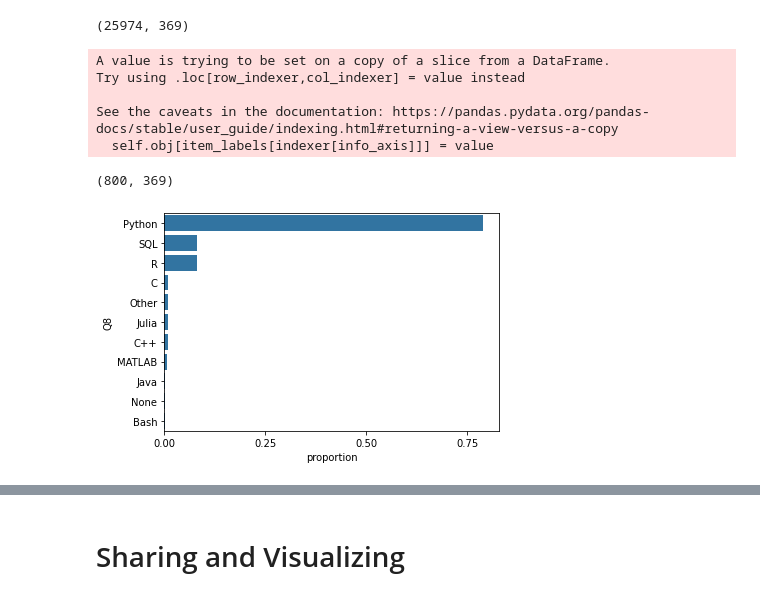
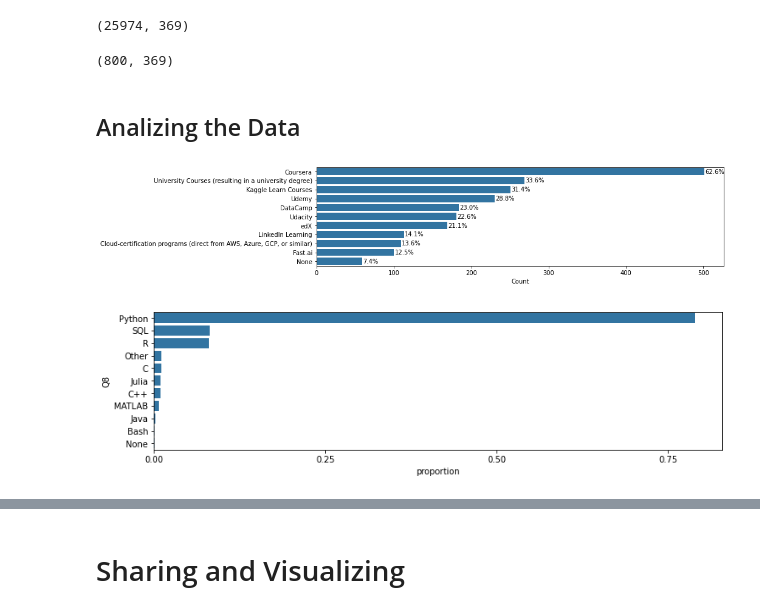
Before and after one commit to JosephArcila/Differences-from-Top-Data-Scientists, a Jupyter notebook: Untitled.ipynb, the cells around one changed output, grey strips where cells are left out. Drawn from its saved outputs; the diff is of its cells as text; code cells hidden in the pictures.

Commit message:
fixed statistical proportions

```diff
--- a/Untitled.ipynb
+++ b/Untitled.ipynb
@@ -302,0 +210,27 @@ reltv_freq_plot(stkov, 'OpSys', 0.05)
+# %%
+def rel_freq_plot(data, arg, prop_incr):
+    # Returns the sum of all not-null values in `type` column
+    tot_no = data[arg].value_counts().sum()
+
+    # Return the highest frequency in the `type` column
+    max_type_count = data[arg].value_counts()[0]
+
+    # Return the maximum proportion, or in other words,
+    # compute the length of the longest bar in terms of the proportion
+    max_prop = max_type_count / tot_no
+
+    # Use numpy.arange() function to produce a set of evenly spaced proportioned values
+    # between 0 and max_prop, with a step size 2\%
+    tick_props = np.arange(0, max_prop, prop_incr)
+    tick_props
+
+    # Use a list comprehension to create tick_names that we will apply to the tick labels.
+    # Pick each element `v` from the `tick_props`, and convert it into a formatted string.
+    # `{:0.2f}` denotes that before formatting, we 2 digits of precision and `f` is used to represent floating point number.
+    tick_names = ['{:0.2f}'.format(v) for v in tick_props]
+
+    base_color = sns.color_palette()[0]
+    sns.countplot(data=data, y=arg, color=base_color, order=data[arg].value_counts().index);
+    # Change the tick locations and labels
+    plt.xticks(tick_props * tot_no, tick_names)
+    plt.xlabel('proportion');
@@ -315,18 +257,12 @@ mapping = {'$0-999': 999, '1,000-1,999': 1999, '2,000-2,999': 2999, '3,000-3,999
 
 kg = kaggle.replace({'Q25': mapping})
 # %%
-ds_ml_kg = kg[(kg['Q5'] == 'Machine Learning Engineer') | (kg['Q5'] == 'Data Scientist')]
+ds_kg = kg[(kg['Q5'] == 'Machine Learning Engineer') | (kg['Q5'] == 'Data Scientist')]
-# %%
-ds_ml_kg.loc[:, 'Q25'] = pd.to_numeric(ds_ml_kg['Q25'])
-# %% [output]
-A value is trying to be set on a copy of a slice from a DataFrame.
-Try using .loc[row_indexer,col_indexer] = value instead
-
-See the caveats in the documentation: https://pandas.pydata.org/pandas-docs/stable/user_guide/indexing.html#returning-a-view-versus-a-copy
-  self.obj[item_labels[indexer[info_axis]]] = value
 # %%
-hg_sl_ds_kg = ds_ml_kg[ds_ml_kg['Q25'] > ds_ml_kg['Q25'].quantile(.80)]
-hg_sl_ds_kg.shape
+hi_sal_ds_kg = ds_kg[ds_kg['Q25'] > ds_kg['Q25'].quantile(.80)]
+hi_sal_ds_kg.shape
 # %% [output]
 (800, 369)
+# %% [markdown]
+## Analizing the Data
 # %%
@@ -338,8 +277,12 @@ def create_dic_kg(question_number, options):
     return {k: v for k, v in sorted(dic.items(), key=lambda item: item[1], reverse=True)}
+# %%
+create_plot(create_dic_kg(40, 11))
+# %% [output]
+[figure, added]
 # %%
-reltv_freq_plot(hg_sl_ds_kg, 'Q8', 0.25)
+rel_freq_plot(hi_sal_ds_kg, 'Q8', 0.25)
 # %% [output]
-[figure, old version]
+[figure, new version]
 # %%
 create_plot(create_dic_kg(9, 12))
 # %% [output]
```
Also changed, not shown: parts of 148 cells of this notebook.
